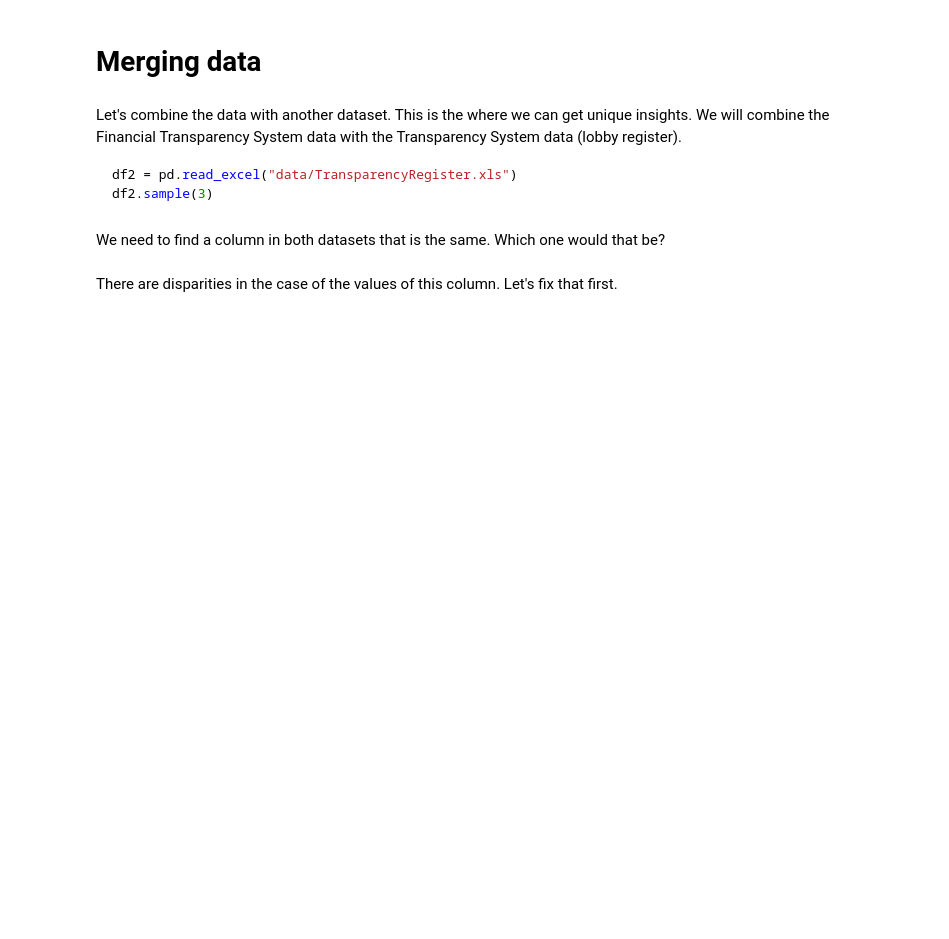
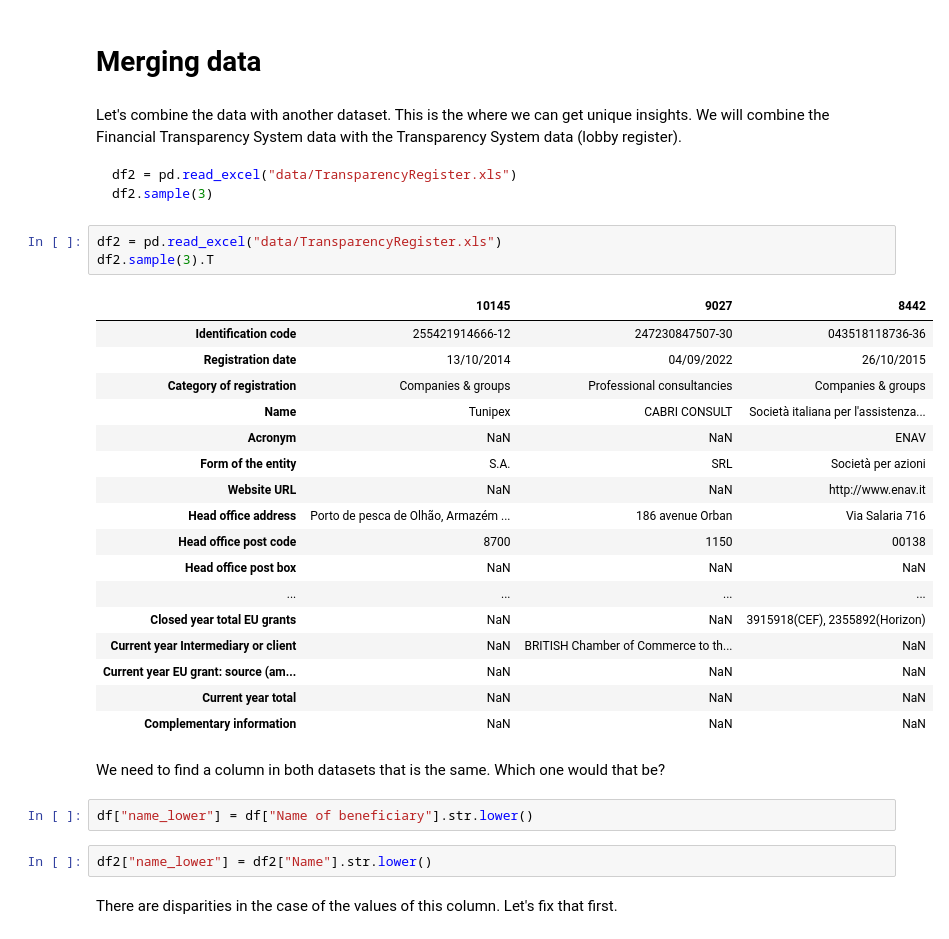
Before and after one commit to zufanka/2022-MIJ-PYTHON, a Jupyter notebook: 2-pandas.ipynb, the cells around one changed output. Cells and saved outputs as stored; diff of their text form; blank space fills up the shorter version.

````diff
--- a/2-pandas.ipynb
+++ b/2-pandas.ipynb
@@ -494,7 +579,32 @@ Let's combine the data with another dataset. This is the where we can get unique
 df2 = pd.read_excel("data/TransparencyRegister.xls")
 df2.sample(3)
 ```
+# %%
+df2 = pd.read_excel("data/TransparencyRegister.xls")
+df2.sample(3).T
+# %% [output]
+|  | 10145 | 9027 | 8442 |
+| Identification code | 255421914666-12 | 247230847507-30 | 043518118736-36 |
+| Registration date | 13/10/2014 | 04/09/2022 | 26/10/2015 |
+| Category of registration | Companies & groups | Professional consultancies | Companies & groups |
+| Name | Tunipex | CABRI CONSULT | Società italiana per l'assistenza... |
+| Acronym | NaN | NaN | ENAV |
+| Form of the entity | S.A. | SRL | Società per azioni |
+| Website URL | NaN | NaN | http://www.enav.it |
+| Head office address | Porto de pesca de Olhão, Armazém ... | 186 avenue Orban | Via Salaria 716 |
+| Head office post code | 8700 | 1150 | 00138 |
+| Head office post box | NaN | NaN | NaN |
+| ... | ... | ... | ... |
+| Closed year total EU grants | NaN | NaN | 3915918(CEF), 2355892(Horizon) |
+| Current year Intermediary or client | NaN | BRITISH Chamber of Commerce to th... | NaN |
+| Current year EU grant: source (am... | NaN | NaN | NaN |
+| Current year total | NaN | NaN | NaN |
+| Complementary information | NaN | NaN | NaN |
 # %% [markdown]
 We need to find a column in both datasets that is the same. Which one would that be?
+# %%
+df["name_lower"] = df["Name of beneficiary"].str.lower()
+# %%
+df2["name_lower"] = df2["Name"].str.lower()
 # %% [markdown]
 There are disparities in the case of the values of this column. Let's fix that first.
````
Also changed, not shown: parts of 11 cells of this notebook.
